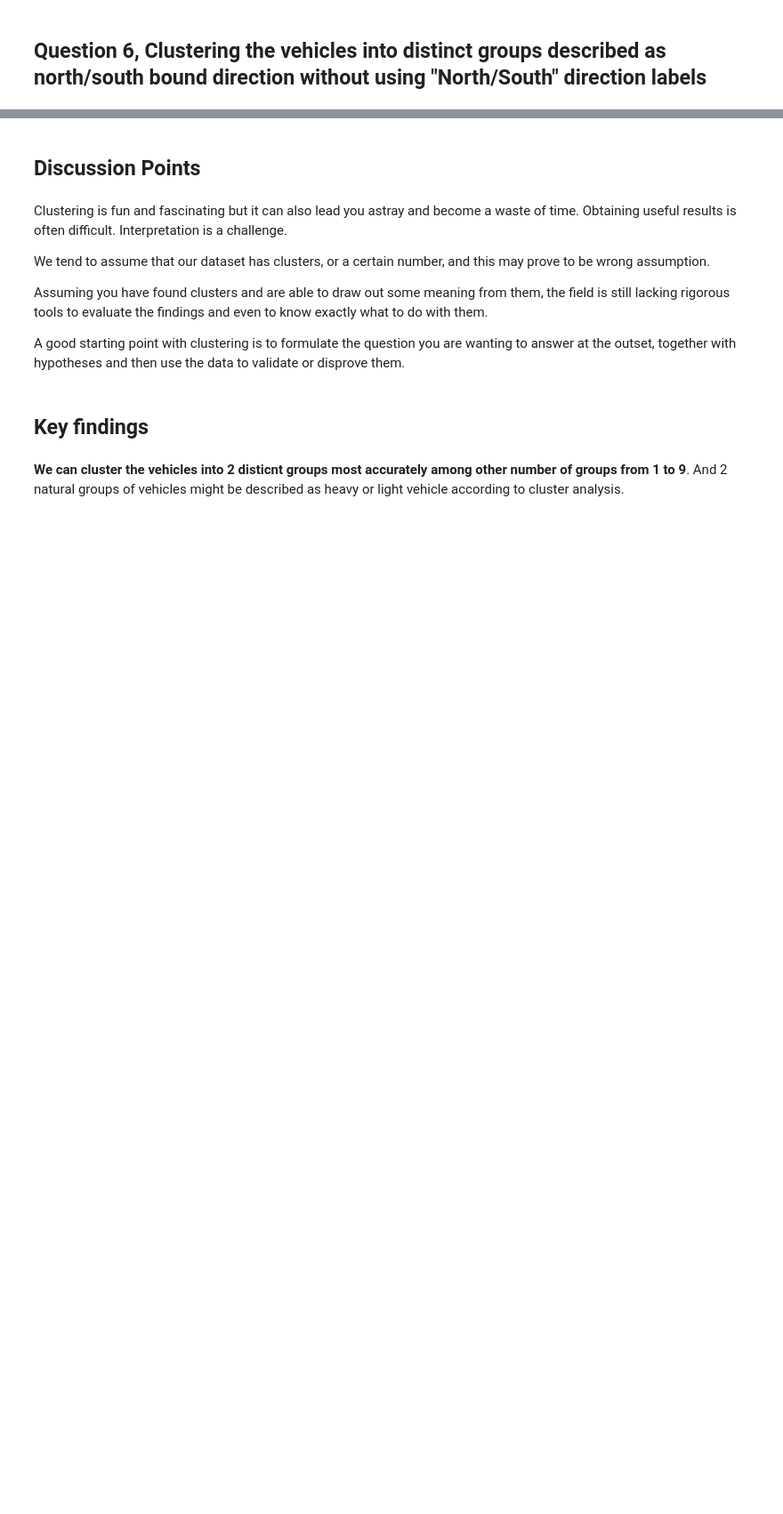
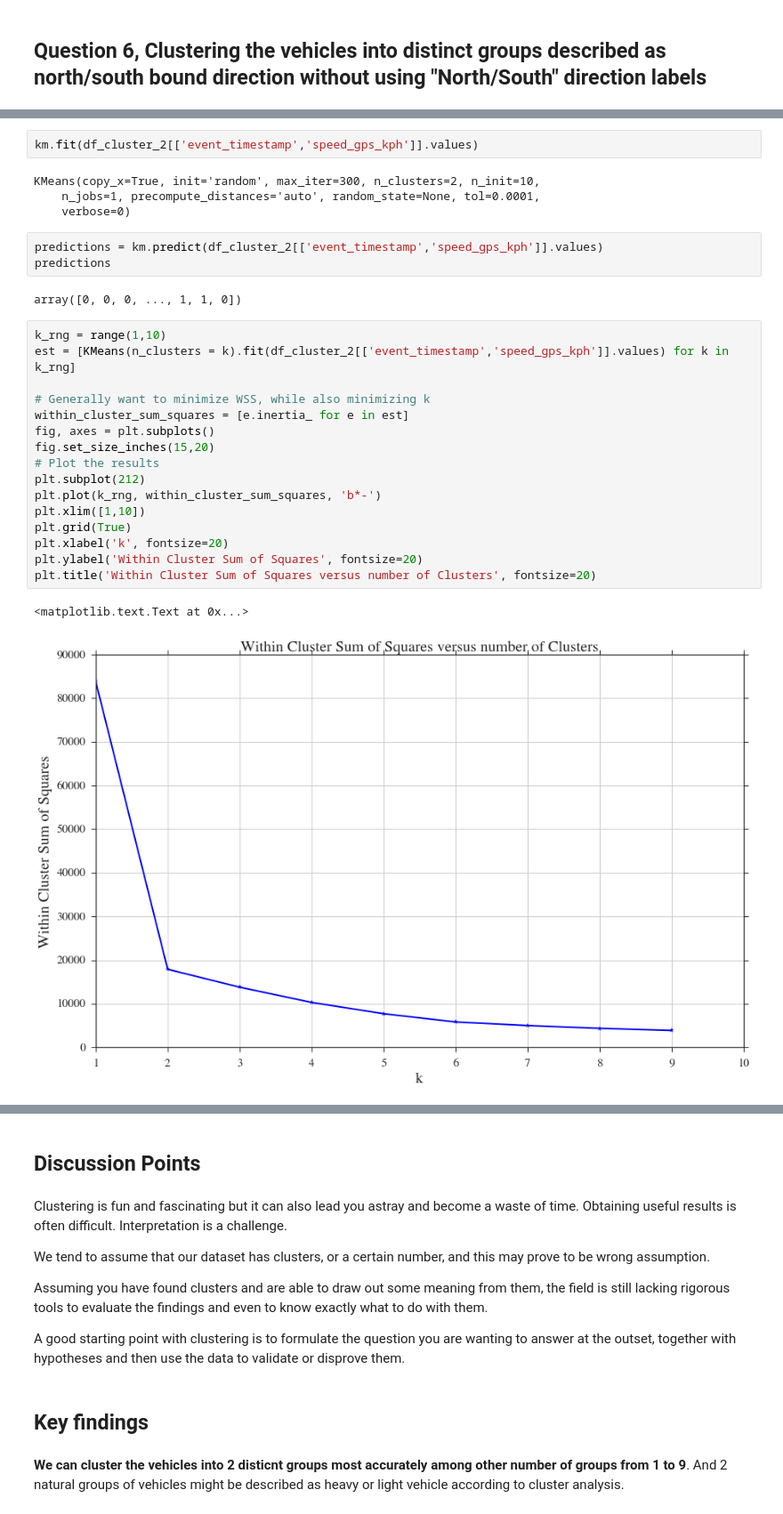
Before and after one commit to EROADdataAnalysis/EROAD, a Jupyter notebook: Project 3 Final Notebook by Adrian and Zack .ipynb, the cells around one changed output, grey strips where cells are left out. Shown at 89% size. Drawn from its saved outputs; the diff is of its cells as text; blank space fills up the shorter version.

```diff
--- a/Project 3 Final Notebook by Adrian and Zack .ipynb
+++ b/Project 3 Final Notebook by Adrian and Zack .ipynb
@@ -930,0 +1008,30 @@ ValueError: time data '2015-11-15 17:46:40' does not match format '%d/%m/%y %H:%
+# %%
+km.fit(df_cluster_2[['event_timestamp','speed_gps_kph']].values)
+# %% [output]
+KMeans(copy_x=True, init='random', max_iter=300, n_clusters=2, n_init=10,
+    n_jobs=1, precompute_distances='auto', random_state=None, tol=0.0001,
+    verbose=0)
+# %%
+predictions = km.predict(df_cluster_2[['event_timestamp','speed_gps_kph']].values)
+predictions
+# %% [output]
+array([0, 0, 0, ..., 1, 1, 0])
+# %%
+k_rng = range(1,10)
+est = [KMeans(n_clusters = k).fit(df_cluster_2[['event_timestamp','speed_gps_kph']].values) for k in k_rng]
+
+# Generally want to minimize WSS, while also minimizing k
+within_cluster_sum_squares = [e.inertia_ for e in est]
+fig, axes = plt.subplots()
+fig.set_size_inches(15,20)
+# Plot the results
+plt.subplot(212)
+plt.plot(k_rng, within_cluster_sum_squares, 'b*-')
+plt.xlim([1,10])
+plt.grid(True)
+plt.xlabel('k', fontsize=20)
+plt.ylabel('Within Cluster Sum of Squares', fontsize=20)
+plt.title('Within Cluster Sum of Squares versus number of Clusters', fontsize=20)
+# %% [output]
+<matplotlib.text.Text at 0x...>
+[figure, added]
```
Also changed, not shown: parts of 22 cells of this notebook.
